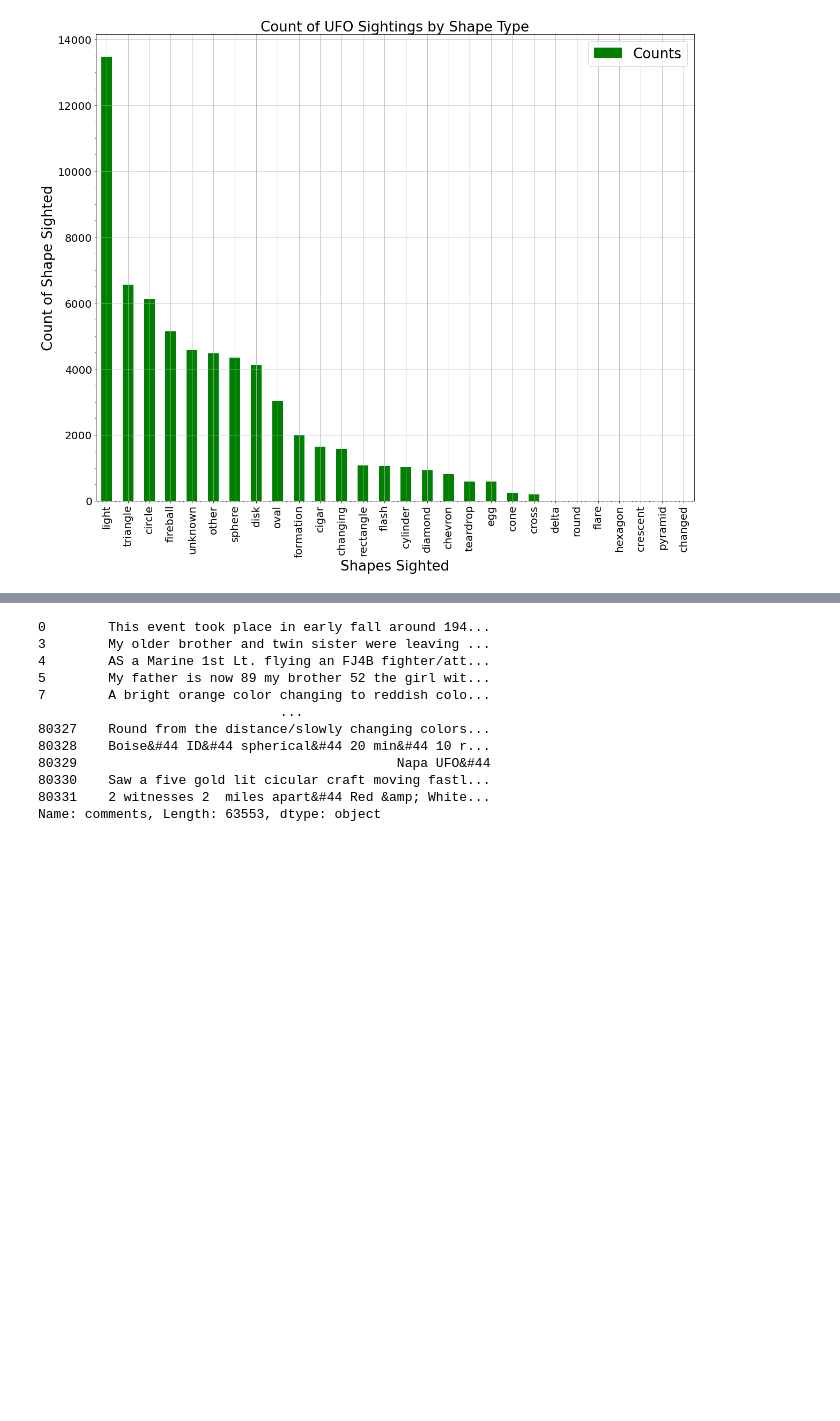
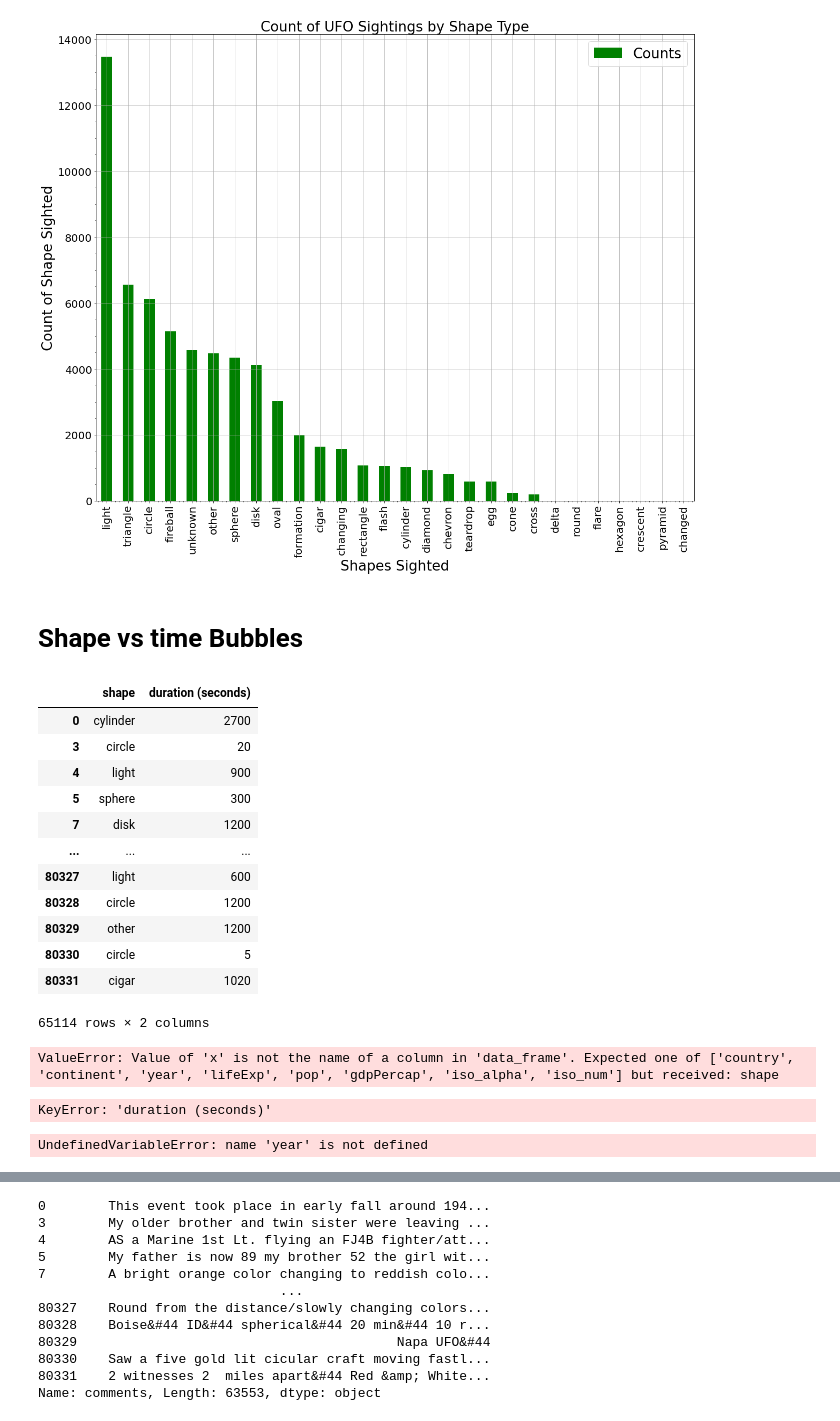
Before and after one commit to jocelyn4112/javascript-challenge, a Jupyter notebook: Alien_Data .ipynb, the cells around one changed output, grey strips where cells are left out. Drawn from its saved outputs; the diff is of its cells as text; code cells hidden in the pictures; blank space fills up the shorter version.

```diff
--- a/Alien_Data .ipynb
+++ b/Alien_Data .ipynb
@@ -145,0 +153,43 @@ plt.show()
+# %% [markdown]
+# Shape vs time Bubbles
+# %%
+#Get columns for Shape And Time
+shape_time_df = ufo_usa[["shape","duration (seconds)"]]
+shape_time_df
+# %% [output]
+|  | shape | duration (seconds) |
+| 0 | cylinder | 2700 |
+| 3 | circle | 20 |
+| 4 | light | 900 |
+| 5 | sphere | 300 |
+| 7 | disk | 1200 |
+| ... | ... | ... |
+| 80327 | light | 600 |
+| 80328 | circle | 1200 |
+| 80329 | other | 1200 |
+| 80330 | circle | 5 |
+| 80331 | cigar | 1020 |
+65114 rows × 2 columns
+# %%
+#Group by shape
+shape_time_df = px.data.gapminder()
+
+fig = px.scatter(shape_time_df.query("year==1997"), x="shape", y="duration (seconds)",
+	         size="pop", color="continent",
+                 hover_name="country", log_x=True, size_max=60)
+fig.show()
+# %% [output]
+ValueError: Value of 'x' is not the name of a column in 'data_frame'. Expected one of ['country', 'continent', 'year', 'lifeExp', 'pop', 'gdpPercap', 'iso_alpha', 'iso_num'] but received: shape
+# %%
+Duration = shape_time_df.loc['duration (seconds)']
+# %% [output]
+KeyError: 'duration (seconds)'
+# %%
+shape_time_df= px.data.gapminder()
+
+fig = px.scatter(ufo_usa_clean.query("year==2007"), x="shape", y="duration (seconds)",
+	         size="pop", color="continent",
+                 hover_name="country", log_x=True, size_max=60)
+fig.show()
+# %% [output]
+UndefinedVariableError: name 'year' is not defined
```
Also changed, not shown: parts of 6 cells of this notebook.
